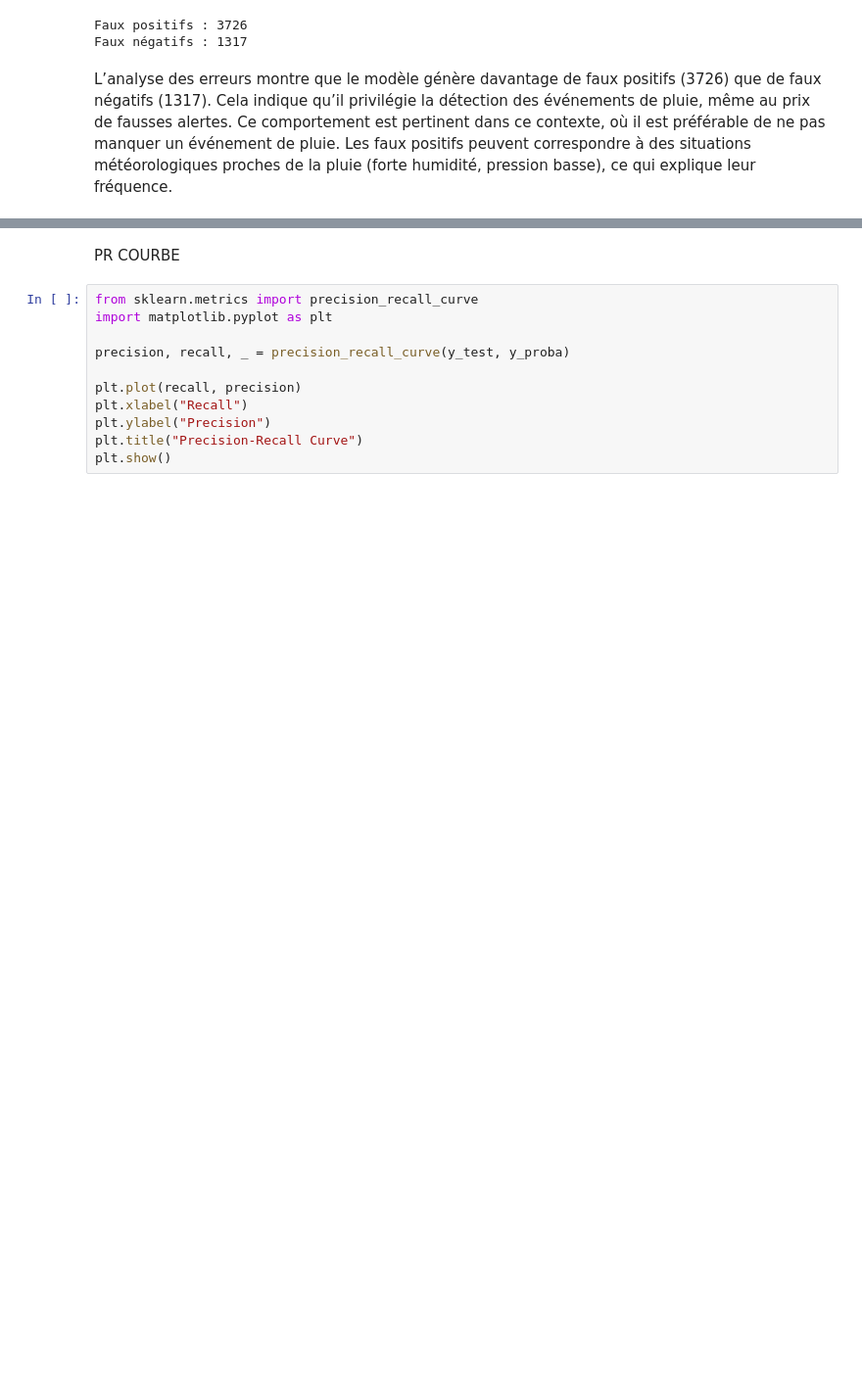
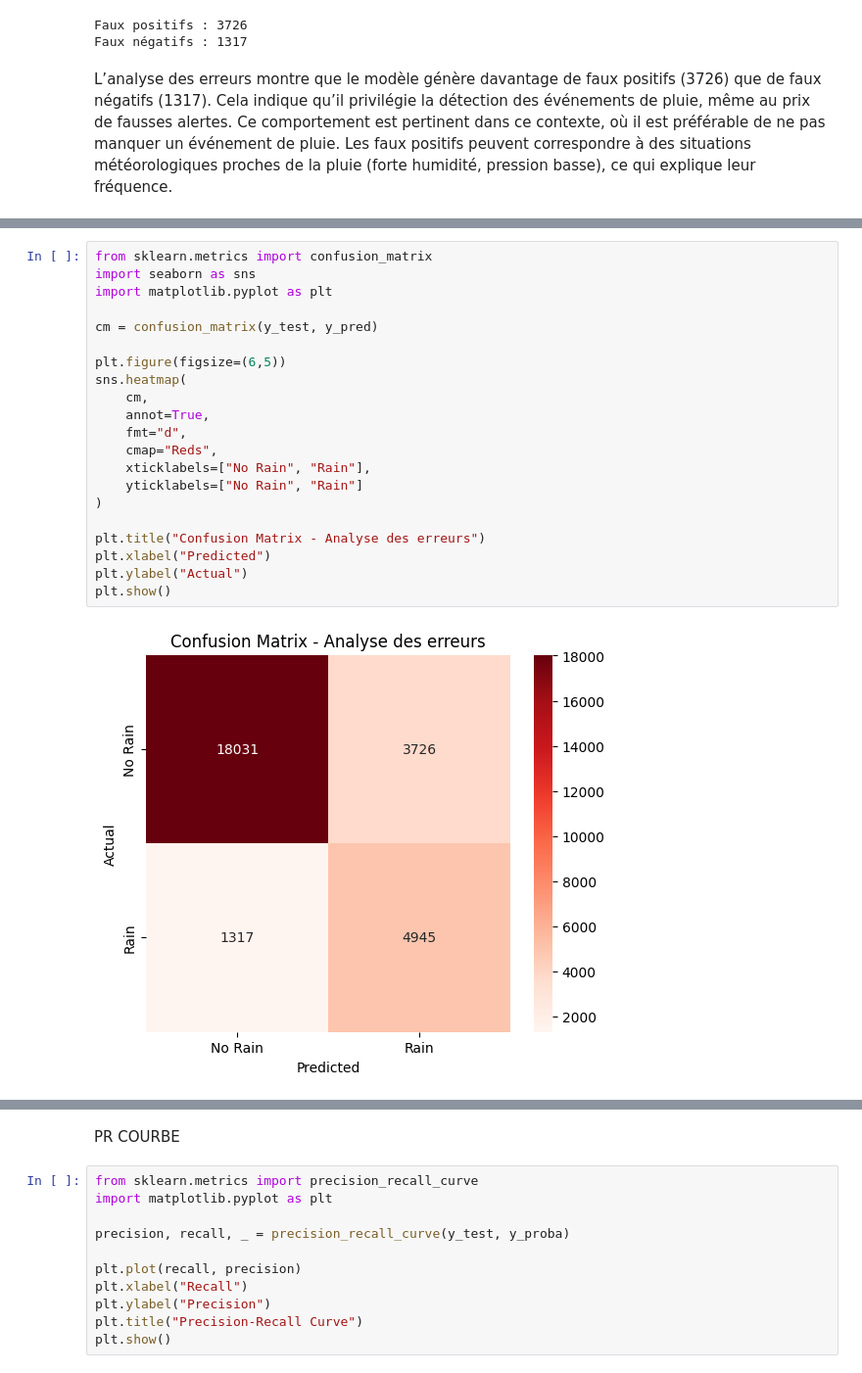
Before and after one commit to Herman1010/RainPrediction, a Jupyter notebook: notebooks/models/tuning.ipynb, the cells around one changed output, grey strips where cells are left out. Shown at 98% size. Cells and saved outputs as stored; diff of their text form; blank space fills up the shorter version.

```diff
--- a/notebooks/models/tuning.ipynb
+++ b/notebooks/models/tuning.ipynb
@@ -125,0 +163,23 @@ Les faux positifs peuvent correspondre à des situations météorologiques proch
+# %%
+from sklearn.metrics import confusion_matrix
+import seaborn as sns
+import matplotlib.pyplot as plt
+
+cm = confusion_matrix(y_test, y_pred)
+
+plt.figure(figsize=(6,5))
+sns.heatmap(
+    cm,
+    annot=True,
+    fmt="d",
+    cmap="Reds",
+    xticklabels=["No Rain", "Rain"],
+    yticklabels=["No Rain", "Rain"]
+)
+
+plt.title("Confusion Matrix - Analyse des erreurs")
+plt.xlabel("Predicted")
+plt.ylabel("Actual")
+plt.show()
+# %% [output]
+[figure, added]
```
Also changed, not shown: parts of 6 cells of this notebook, 2 other files.
